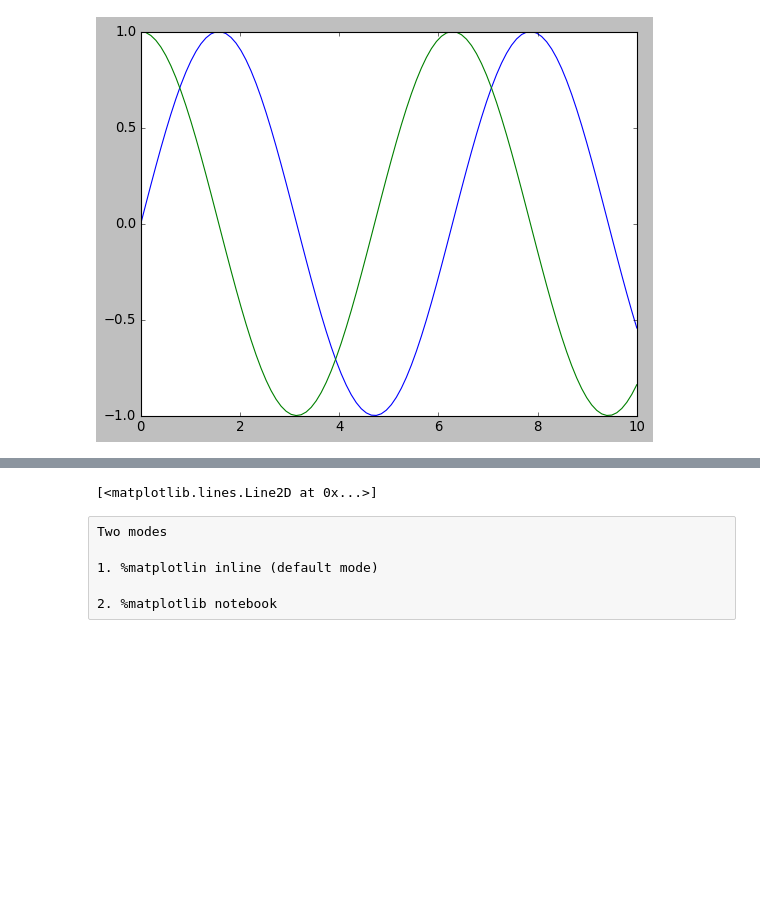
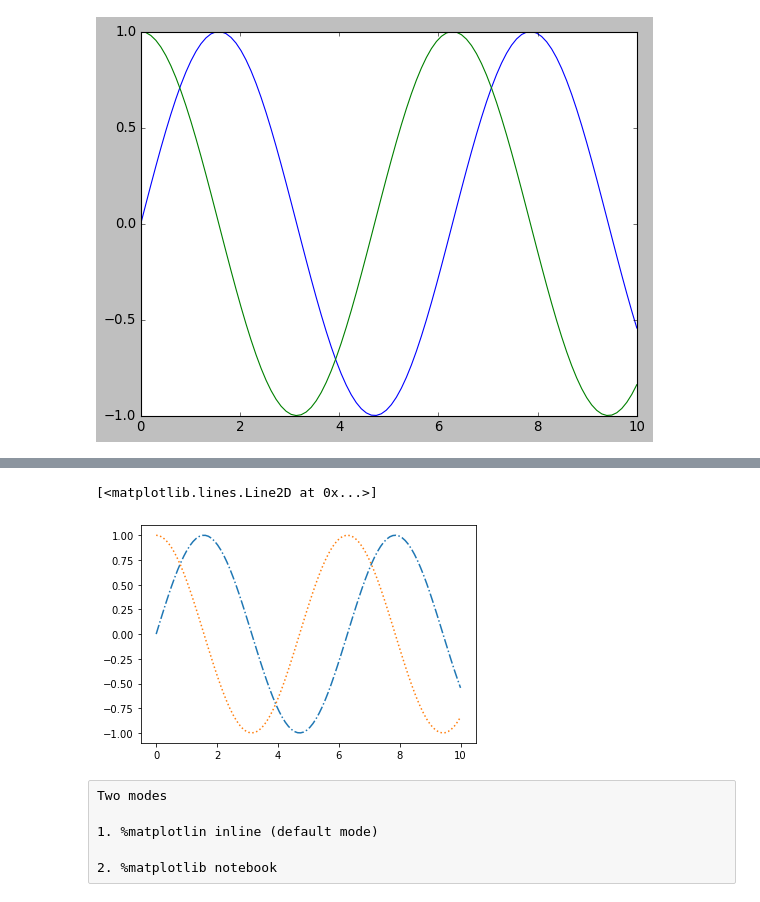
Before and after one commit to ArunRavi93/Python, a Jupyter notebook: Matplotlib and Seaborn Aug03.ipynb, the cells around one changed output, grey strips where cells are left out. Cells and saved outputs as stored; diff of their text form; code cells hidden in the pictures; blank space fills up the shorter version.

```diff
--- a/Matplotlib and Seaborn Aug03.ipynb
+++ b/Matplotlib and Seaborn Aug03.ipynb
@@ -73,11 +78,11 @@ plt.plot( x , np.cos(x) ); # now we have two plots here and we have two colors n
 # %% [output]
 [figure]
 # %%
-plt.plot( x , np.sin(x),'-' ) # solid line
-plt.plot( x , np.cos(x),'--' ) #dash line
+# plt.plot( x , np.sin(x),'-' ) # solid line  # plt.plot(X-axis, Y-axis, what kind of line) # default is solid line
+# plt.plot( x , np.cos(x),'--' ) #dash line
 
-# plt.plot( x , np.sin(x),'-.' ) # dashsolid line
-# plt.plot( x , np.cos(x),':' )# dotted line
+plt.plot( x , np.sin(x),'-.' ) # dashsolid line
+plt.plot( x , np.cos(x),':' )# dotted line
 
 # plt.plot( x , np.sin(x),'-', color = 'green' ) # solid line with green color
 # %% [output]
@@ -86,4 +89,5 @@ plt.plot( x , np.cos(x),'--' ) #dash line
 [<matplotlib.lines.Line2D at 0x...>]
+[figure, added]
 # %% [raw]
 Two modes
 
```
Also changed, not shown: parts of 21 cells of this notebook.
